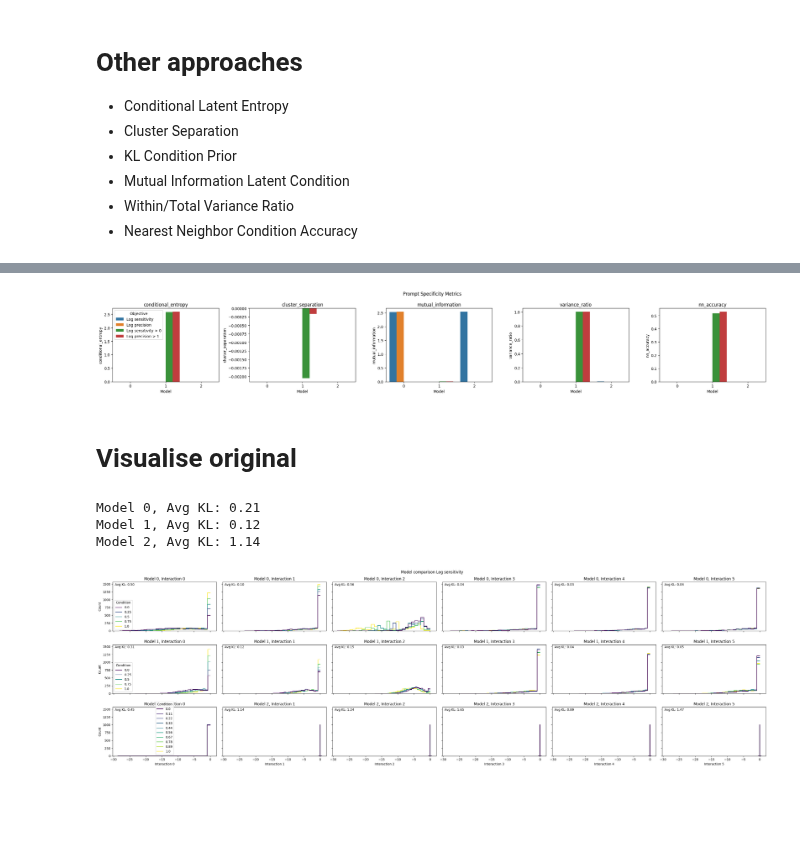
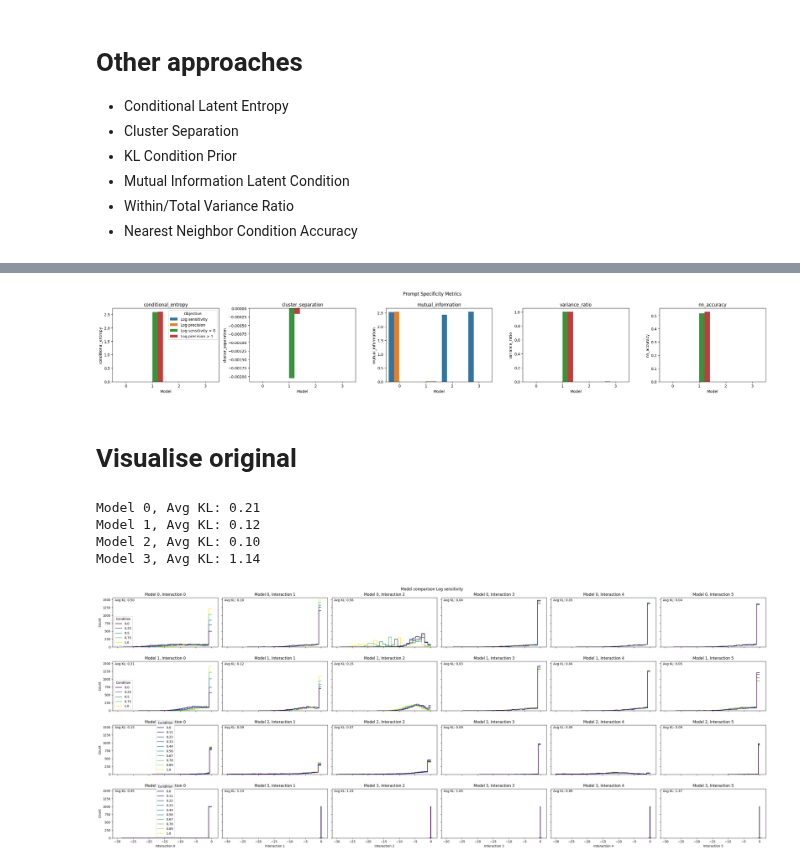
Before and after one commit to olive004/EvoScaper, a Jupyter notebook: notebooks/13_prompt_specificity.ipynb, the cells around one changed output, grey strips where cells are left out. Cells and saved outputs as stored; diff of their text form; code cells hidden in the pictures; blank space fills up the shorter version.

```diff
--- a/notebooks/13_prompt_specificity.ipynb
+++ b/notebooks/13_prompt_specificity.ipynb
@@ -36,9 +39,11 @@ os.makedirs(top_write_dir, exist_ok=True)
 
 fn_saves = [os.path.join('data', '01_cvae', '2025_02_25__12_42_34', 'saves_2025_02_25__12_42_34_ds0211_sp_KL2e4'),
             os.path.join('data', '01_cvae', '2025_02_23__18_41_24', 'saves_2025_02_23__18_41_24_ds0211_spbool_KL2e4'),
+            os.path.join('data', '01_cvae', '2025_02_17__17_01_05', 'saves_2025_02_17__17_01_05_ds0211'),
             os.path.join('data', '01_cvae', '2025_01_26__16_32_02', 'saves_2025_01_26__16_32_02_sens_kl_5e4')]
 fn_hpos = [os.path.join('data', '01_cvae', '2025_02_25__12_42_34', 'hpos_all.json'),
            os.path.join('data', '01_cvae', '2025_02_23__18_41_24', 'hpos_all.json'),
+           os.path.join('data', '01_cvae', '2025_02_17__17_01_05', 'hpos_all.json'),
            os.path.join('data', '01_cvae', '2025_01_26__16_32_02', 'hpos_all.json')]
 
 hpos_all = [pd.Series(load_json_as_dict(fn)) for fn in fn_hpos]
@@ -738,7 +754,7 @@ plt.suptitle('Prompt Specificity Metrics')
 plt.tight_layout()
 plt.show()
 # %% [output]
-[figure, old version]
+[figure, new version]
 # %% [markdown]
 # Visualise original
 # %%
@@ -749,12 +765,12 @@ ncols = fake_circuits.shape[-1]
 fig, axs = plt.subplots(nrows, ncols, figsize=(5*ncols, 3*nrows), sharex=True, sharey=True)
 for im, (k, m) in enumerate(models_vars.items()):
     h_all, z_all, x, cond, x_rev_all, cond_rev_all, config_dataset, fake_circuits, sampled_cond = m
-    sampled_cond_f = sampled_cond.reshape(np.prod(sampled_cond.shape[:-1]), -1) #.round(2)
+    sampled_cond_f = sampled_cond.reshape(np.prod(sampled_cond.shape[:-1]), -1).round(2)
     if len(np.unique(sampled_cond)) > 10:
         sampled_cond_binned = pd.qcut(sampled_cond_f[..., idx_obj], q=10, labels=False)
     else:
         sampled_cond_binned = sampled_cond_f[..., idx_obj]
-    fake_circuits_inv = fake_circuits.reshape(np.prod(fake_circuits.shape[:-1]), -1).squeeze() #.round(2)
+    fake_circuits_inv = fake_circuits.reshape(np.prod(fake_circuits.shape[:-1]), -1).squeeze().round(2)
     # fake_circuits_inv = x_datanormaliser.create_chain_preprocessor_inverse(x_methods_preprocessing)(fake_circuits).reshape(np.prod(fake_circuits.shape[:-1]), -1).squeeze()
 
     # Calculate KL and show distributions
@@ -774,32 +790,33 @@ for im, (k, m) in enumerate(models_vars.items()):
         for cond1 in unique_conds:
             dist1 = fake_circuits_inv[sampled_cond_binned == cond1, ie]
             hist1, bins = np.histogram(dist1, bins=30, density=True)
             hist1 = hist1 + 1e-10  # Add small constant to avoid division by zero
 
             for cond2 in unique_conds:
                 if cond1 >= cond2:
                     continue
                 dist2 = fake_circuits_inv[sampled_cond_binned == cond2, ie]
                 hist2, _ = np.histogram(dist2, bins=bins, density=True)
                 hist2 = hist2 + 1e-10
 
                 kl_div = entropy(hist1, hist2)
                 kl_divs.append((cond1, cond2, kl_div))
 
         if len(kl_divs) > 0:
             avg_kl = np.nanmean([x[2] for x in kl_divs])
             axs[im, ie].text(0.02, 0.98, f'Avg KL: {avg_kl:.2f}',
                            transform=axs[im, ie].transAxes,
                            verticalalignment='top')
         kl_divs_avg.append(avg_kl)
 
     print(f'Model {k}, Avg KL: {np.nanmean(kl_divs_avg):.2f}')
 
 plt.suptitle(f'Model comparison {config_dataset.objective_col[idx_obj]}')
 plt.tight_layout()
 plt.show()
 # %% [output]
 Model 0, Avg KL: 0.21
 Model 1, Avg KL: 0.12
-Model 2, Avg KL: 1.14
+Model 2, Avg KL: 0.10
+Model 3, Avg KL: 1.14
-[figure, old version]
+[figure, new version]
```
Also changed, not shown: parts of 4 cells of this notebook, 5 other files.
